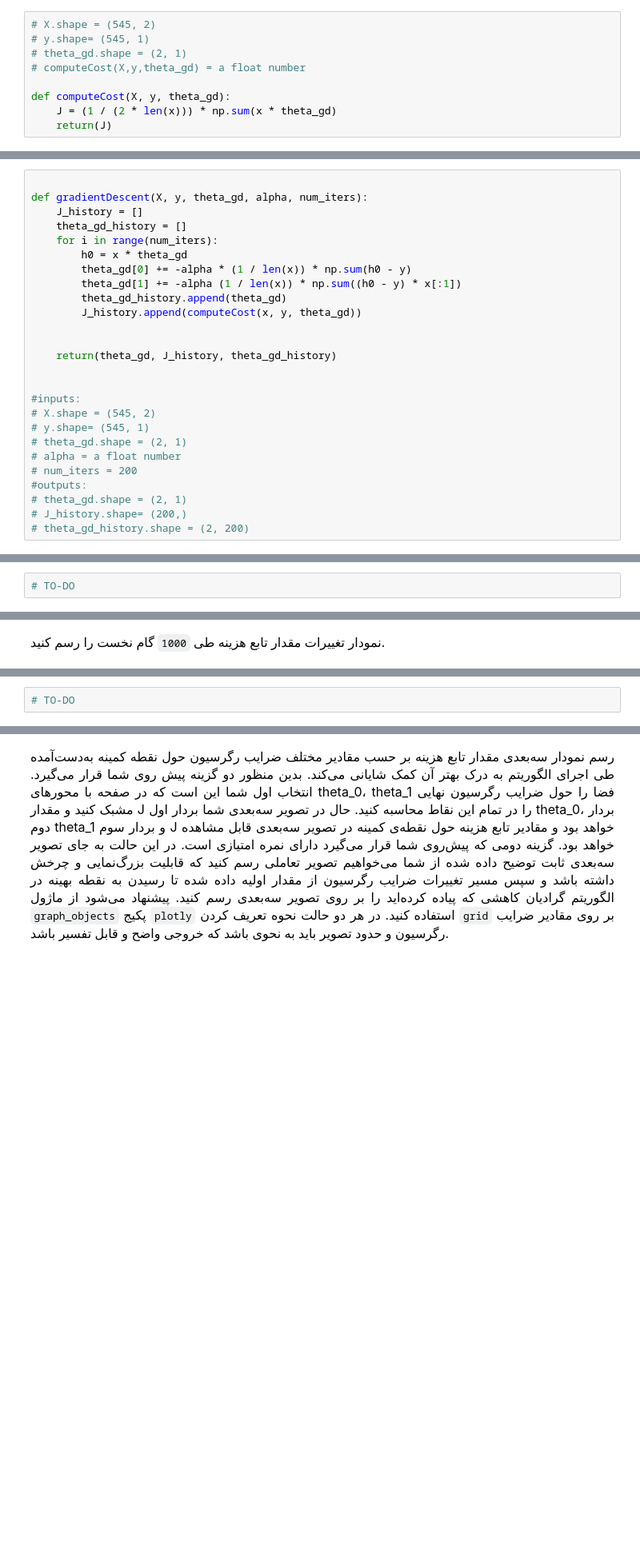
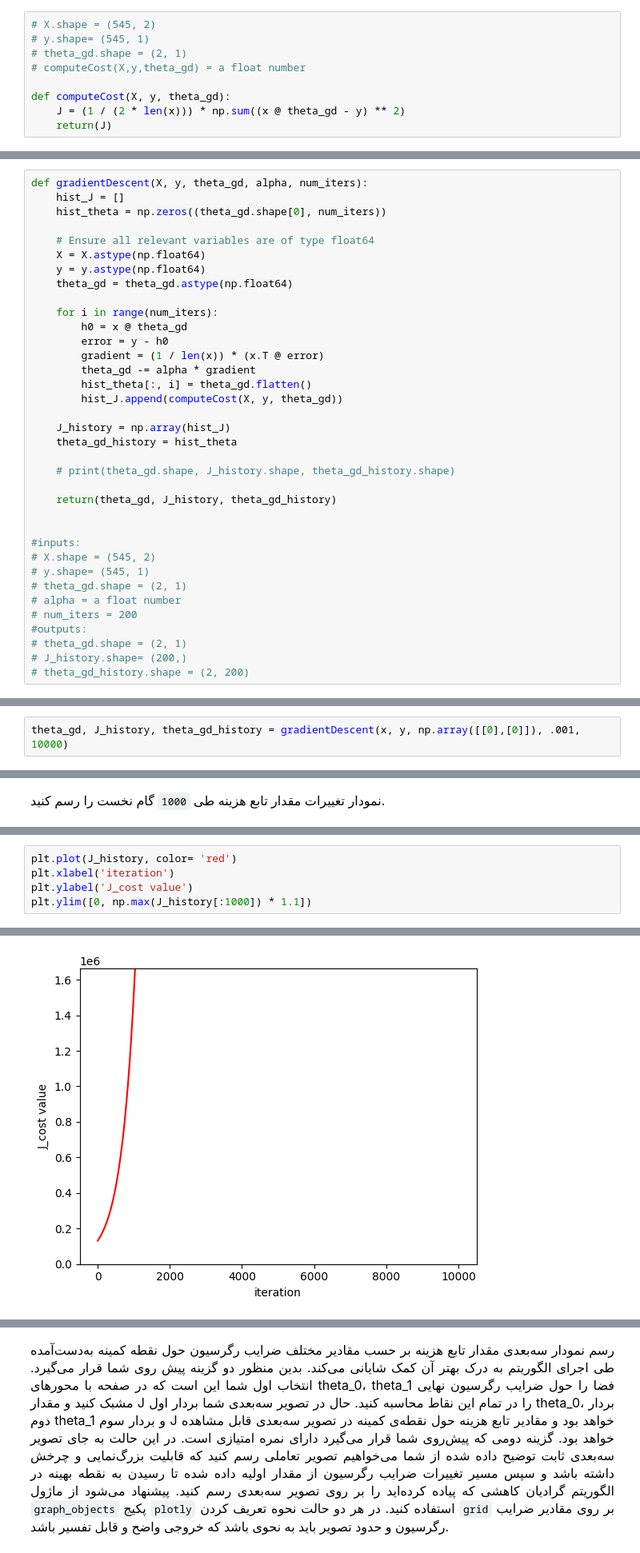
Before and after one commit to pou008/regression, a Jupyter notebook: Regression/regression.ipynb, the cells around one changed output, grey strips where cells are left out. Shown at 80% size. Saved outputs shown, nothing was run; the diff lists cells and outputs as text; blank space fills up the shorter version.

```diff
--- a/Regression/regression.ipynb
+++ b/Regression/regression.ipynb
@@ -198,7 +198,7 @@ $$\frac{\partial}{\partial \theta_j} J\Bigl(\theta_0, \theta_1\Bigr) = \frac{1}{
 # computeCost(X,y,theta_gd) = a float number
 
 def computeCost(X, y, theta_gd):
-    J = (1 / (2 * len(x))) * np.sum(x * theta_gd)
+    J = (1 / (2 * len(x))) * np.sum((x @ theta_gd - y) ** 2)
     return(J)
 # %% [markdown]
 <p dir=rtl style="direction: rtl;text-align: justify;line-height:200%;font-family:vazir;font-size:medium">
@@ -219,17 +219,27 @@ computeCost(x, y, np.array([0,0]))
 </font>
 </p>
 # %%
+def gradientDescent(X, y, theta_gd, alpha, num_iters):
+    hist_J = []
+    hist_theta = np.zeros((theta_gd.shape[0], num_iters))
 
-def gradientDescent(X, y, theta_gd, alpha, num_iters):
-    J_history = []
-    theta_gd_history = []
+    # Ensure all relevant variables are of type float64
+    X = X.astype(np.float64)
+    y = y.astype(np.float64)
+    theta_gd = theta_gd.astype(np.float64)
+
     for i in range(num_iters):
-        h0 = x * theta_gd
-        theta_gd[0] += -alpha * (1 / len(x)) * np.sum(h0 - y)
-        theta_gd[1] += -alpha (1 / len(x)) * np.sum((h0 - y) * x[:1])
-        theta_gd_history.append(theta_gd)
-        J_history.append(computeCost(x, y, theta_gd))
+        h0 = x @ theta_gd
+        error = y - h0
+        gradient = (1 / len(x)) * (x.T @ error)
+        theta_gd -= alpha * gradient
+        hist_theta[:, i] = theta_gd.flatten()
+        hist_J.append(computeCost(X, y, theta_gd))
 
+    J_history = np.array(hist_J)
+    theta_gd_history = hist_theta
+
+    # print(theta_gd.shape, J_history.shape, theta_gd_history.shape)
 
     return(theta_gd, J_history, theta_gd_history)
 
@@ -251,4 +261,4 @@ def gradientDescent(X, y, theta_gd, alpha, num_iters):
 </font>
 </p>
 # %%
-# TO-DO
+theta_gd, J_history, theta_gd_history = gradientDescent(x, y, np.array([[0],[0]]), .001, 10000)
@@ -268,2 +292,6 @@ def gradientDescent(X, y, theta_gd, alpha, num_iters):
 # %%
-# TO-DO
+plt.plot(J_history, color= 'red')
+plt.xlabel('iteration')
+plt.ylabel('J_cost value')
+plt.ylim([0, np.max(J_history[:1000]) * 1.1])
+# %% [output]
@@ -269,0 +299 @@ def gradientDescent(X, y, theta_gd, alpha, num_iters):
+[figure, added]
```
Also changed, not shown: parts of 17 cells of this notebook.
